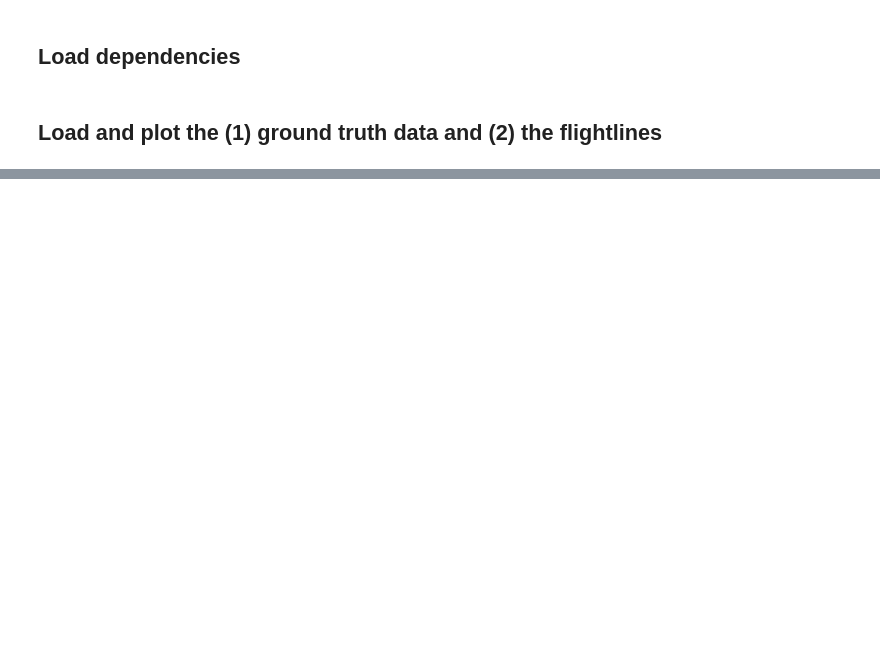
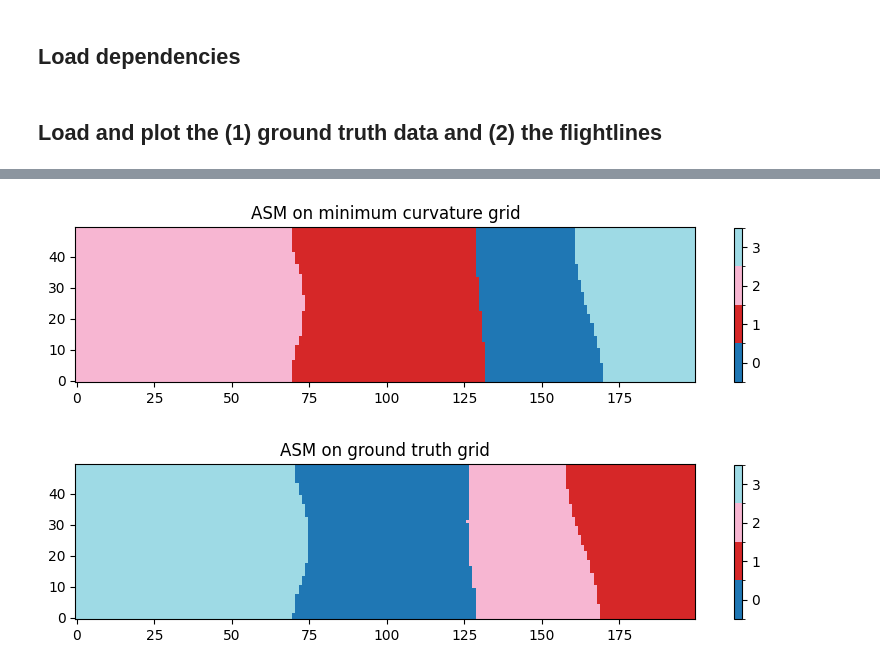
Before and after one commit to Stanford-Mineral-X/multigrid-sgsim, a Jupyter notebook: examples/demo_asm.ipynb, the cells around one changed output, grey strips where cells are left out. Saved outputs shown, nothing was run; the diff lists cells and outputs as text; code cells hidden in the pictures; blank space fills up the shorter version.

```diff
--- a/examples/demo_asm.ipynb
+++ b/examples/demo_asm.ipynb
@@ -67,0 +146,10 @@ fl_xyv = np.loadtxt(
+# %%
+## USE THE asm_energy() FUNCTION TO BUILD ENERGY IMAGES ##
+## ==================================================== ##
+
+freqs = np.array([0.01, 0.05, 0.1, 0.15, 0.2, 0.25, 0.5])
+grid_in_mc = grid_mc.values
+grid_in_gt = synthmag_gt
+
+filtered_stack_mc = asm_energy(grid_in_mc, freqs, 8)
+filtered_stack_gt = asm_energy(grid_in_gt, freqs, 8)
@@ -67,0 +174,35 @@ fl_xyv = np.loadtxt(
+# %%
+## PERFORM CLUSTERING WITH asm_cluster() ##
+## ===================================== ##
+
+k = 4
+spatial_weight = 1
+segmentation_mc = asm_cluster(filtered_stack_mc, k, spatial_weight)
+segmentation_gt = asm_cluster(filtered_stack_gt, k, spatial_weight)
+
+# assume segmentation_mc is an array of integer cluster IDs
+n_clusters = int(segmentation_mc.max() + 1)  # number of unique clusters
+
+# make a ListedColormap with as many colors as clusters
+# New API: colormap lookup + resampling
+cmap = plt.colormaps["tab20"].resampled(n_clusters)
+
+# norm ensures discrete mapping (0..n_clusters-1)
+norm = mcolors.BoundaryNorm(
+    boundaries=np.arange(-0.5, n_clusters+0.5, 1),
+    ncolors=n_clusters
+)
+
+plt.figure(figsize=(10,5))
+im = plt.imshow(segmentation_mc, origin="lower", cmap=cmap, norm=norm)
+plt.title(f"ASM on minimum curvature grid")
+plt.colorbar(im, shrink=0.4, ticks=np.arange(n_clusters))
+
+plt.figure(figsize=(10,5))
+im2 = plt.imshow(segmentation_gt, origin="lower", cmap=cmap, norm=norm)
+plt.title(f"ASM on ground truth grid")
+plt.colorbar(im2, shrink=0.4, ticks=np.arange(n_clusters))
+plt.show()
+# %% [output]
+[figure, added]
+[figure, added]
```
Also changed, not shown: parts of 9 cells of this notebook, 3 other files.
